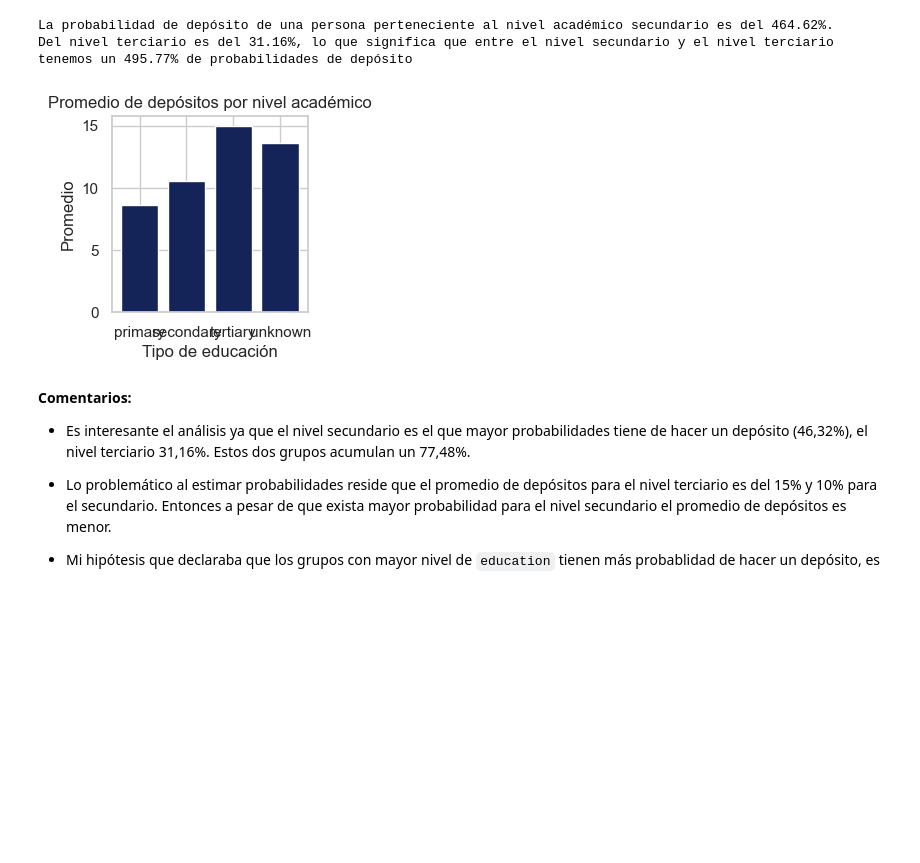
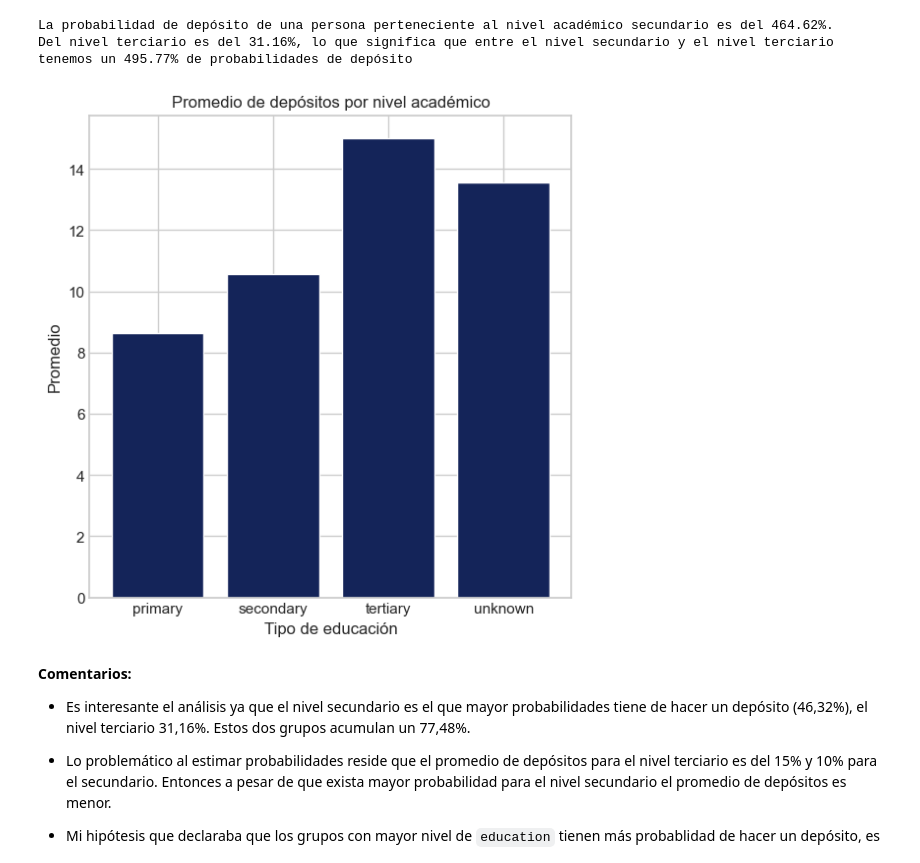
Before and after one commit to Faabrisgro/data_science_final, a Jupyter notebook: FINAL_DATASCIENCE.ipynb, the cells around one changed output. Saved outputs shown, nothing was run; the diff lists cells and outputs as text; code cells hidden in the pictures; blank space fills up the shorter version.

```diff
--- a/FINAL_DATASCIENCE.ipynb
+++ b/FINAL_DATASCIENCE.ipynb
@@ -609,22 +616,23 @@ print('La probabilidad de depósito de una persona perteneciente al nivel acadé
 La probabilidad de depósito de una persona perteneciente al nivel académico secundario es del 464.62%.
 Del nivel terciario es del 31.16%, lo que significa que entre el nivel secundario y el nivel terciario tenemos un 495.77% de probabilidades de depósito
 # %%
+plt.subplots(figsize=(5, 5))
 # Calcular el total de depósitos por categoría de education
 total_deposits_por_categoria = df.groupby('education')['p_fijo'].sum()
 
 # Calcular el total de registros por categoría de education
 total_registros_por_categoria = df['education'].value_counts()
 
 # Calcular el promedio de p_fijo para cada categoría de education
 promedio_p_fijo_por_categoria = (total_deposits_por_categoria / total_registros_por_categoria)*100
 
 plt.bar(promedio_p_fijo_por_categoria.index, promedio_p_fijo_por_categoria.values, color='#142459')
 plt.title('Promedio de depósitos por nivel académico')
 plt.xlabel('Tipo de educación')
 plt.ylabel('Promedio')
 plt.show()
 # %% [output]
-[figure, old version]
+[figure, new version]
 # %% [markdown]
 **Comentarios:**
 
```
Also changed, not shown: parts of 25 cells of this notebook.
